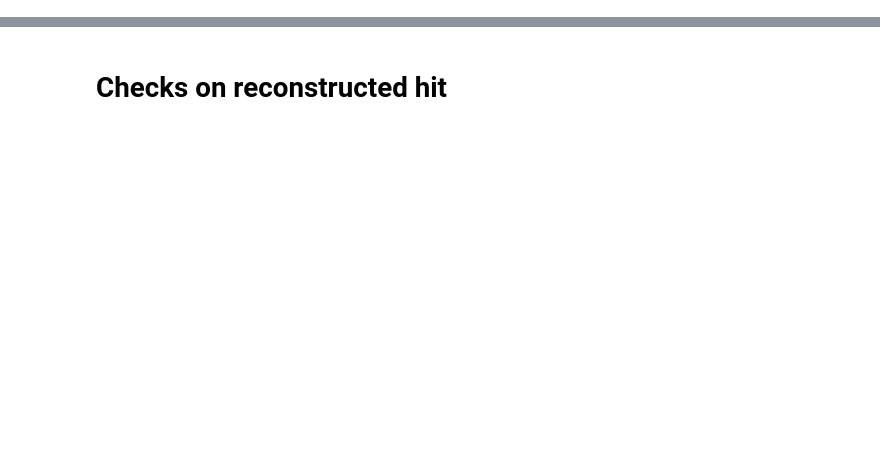
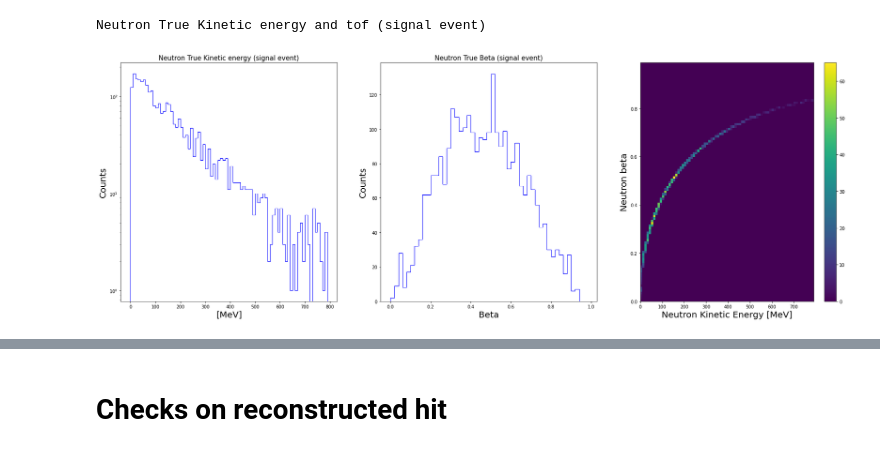
Before and after one commit to GianfrancoIngratta/SAND-PHYSICS, a Jupyter notebook: notebook/AnalyseECALDigit.ipynb, the cells around one changed output, grey strips where cells are left out. Cells and saved outputs as stored; diff of their text form; code cells hidden in the pictures; blank space fills up the shorter version.

```diff
--- a/notebook/AnalyseECALDigit.ipynb
+++ b/notebook/AnalyseECALDigit.ipynb
@@ -356,0 +241,6 @@ df
+# %%
+primaries = converter.CreatePandas(
+    columns = columns_primaries,
+    rename = True,
+    indices = ['FileName','EventId']
+)
@@ -356,0 +259,12 @@ df
+# %%
+primaries['dist_Vtx2ECAL'] = np.sqrt((primaries['PrimariesFirstHitECAL_x'] - primaries['Interaction_vtxX']*1e3)**2 +
+                                     (primaries['PrimariesFirstHitECAL_y'] - primaries['Interaction_vtxY']*1e3)**2 +
+                                     (primaries['PrimariesFirstHitECAL_z'] - primaries['Interaction_vtxZ']*1e3)**2)
+primaries["mass"] = primaries['PrimariesPDG'].apply(get_mass_from_pdgid)
+primaries["E_kin"] = primaries['PrimariesP4_t'] - primaries['mass']
+primaries["gamma"] = primaries['PrimariesP4_t'] / (primaries["mass"])
+primaries["beta"] =np.sqrt(1. - 1. / primaries["gamma"].values**2)
+
+df["InteractionVolume_short"] = df.apply(lambda row: InteractionVolume_short(row['InteractionVolume']), axis=1)
+# %%
+primaries['HasChangedDirection'] = (primaries.DeviationAngle < 0.001)
@@ -356,0 +308,41 @@ df
+# %%
+print("Neutron True Kinetic energy and tof (signal event)")
+plotter = MultiPlotter(nrows=1, ncols=3, figsize=(30, 10))
+# First histogram: Neutron True Kinetic Energy
+plotter.plot_hist(
+    data=neutron_signal['E_kin'],
+    bins=np.arange(0, 800, 10),
+    color='blue',
+    xlabel="[MeV]",
+    ylabel="Counts",
+    log_scale=True
+)
+plotter.axes[0].set_title("Neutron True Kinetic energy (signal event)", fontsize=15)
+plotter.next_plot()
+
+# Second histogram: Neutron True Beta
+plotter.plot_hist(
+    data=neutron_signal['beta'],
+    bins=np.arange(0, 1, 0.02),
+    color='blue',
+    xlabel="Beta",
+    ylabel="Counts"
+)
+plotter.axes[1].set_title("Neutron True Beta (signal event)", fontsize=15)
+
+plotter.next_plot()
+
+plotter.plot_hist2d(
+    x = neutron_signal['E_kin'],
+    y = neutron_signal['beta'],
+    bins_x = np.arange(0, 800, 10),
+    bins_y = np.arange(0, 1, 0.01),
+    xlabel = "Neutron Kinetic Energy [MeV]",
+    ylabel = "Neutron beta",
+    # log_scale = True
+)
+
+all_hists.append(plotter)
+# %% [output]
+Neutron True Kinetic energy and tof (signal event)
+[figure, added]
```
Also changed, not shown: parts of 47 cells of this notebook, 15 other files.
